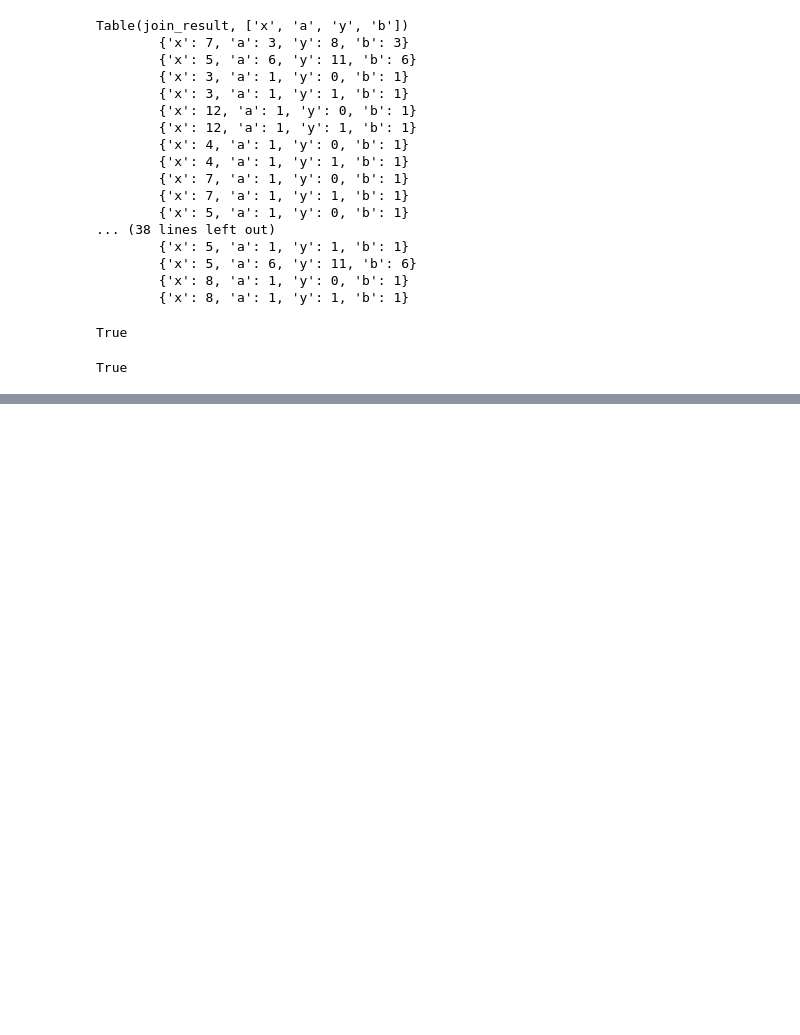
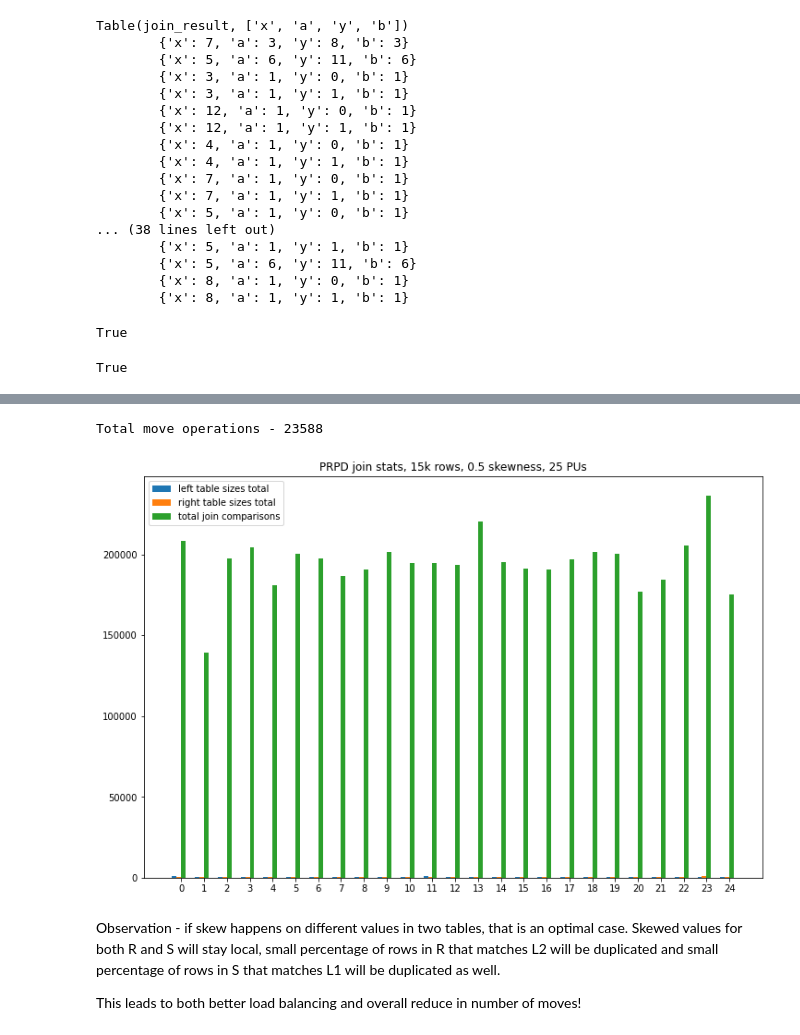
Before and after one commit to dasatomic/prpd_paper_impl, a Jupyter notebook: prpd_impl.ipynb, the cells around one changed output, grey strips where cells are left out. Cells and saved outputs as stored; diff of their text form; code cells hidden in the pictures; blank space fills up the shorter version.

```diff
--- a/prpd_impl.ipynb
+++ b/prpd_impl.ipynb
@@ -482,0 +526,12 @@ Total move operations - 23588
+# %%
+prpd_join_result, prpd_join_stats = prpd.join_prpd('R', 'a', 'S', 'b', L1, L2)
+prpd_join_stats.show("PRPD join stats, 15k rows, 0.5 skewness, 25 PUs")
+# %% [output]
+Total move operations - 23588
+[figure, added]
+# %% [markdown]
+Observation - if skew happens on different values in two tables, that is an optimal case.
+Skewed values for both R and S will stay local, small percentage of rows in R that matches L2 will be duplicated and small percentage
+of rows in S that matches L1 will be duplicated as well.
+
+This leads to both better load balancing and overall reduce in number of moves!
```
Also changed, not shown: parts of 14 cells of this notebook.
